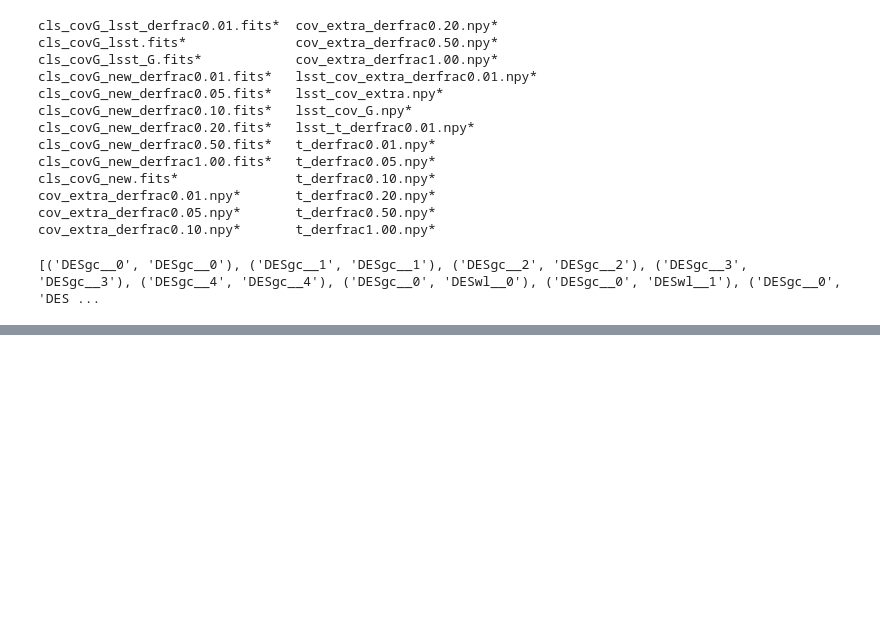
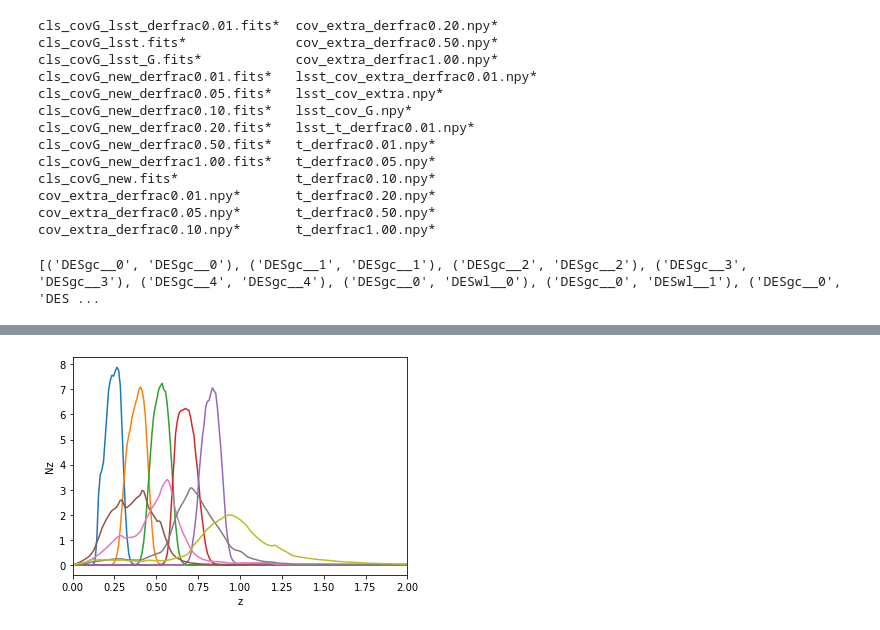
Before and after one commit to boryanah/simple_nz_marg, a Jupyter notebook: plot_sacc.ipynb, the cells around one changed output, grey strips where cells are left out. Cells and saved outputs as stored; diff of their text form; code cells hidden in the pictures; blank space fills up the shorter version.

```diff
--- a/plot_sacc.ipynb
+++ b/plot_sacc.ipynb
@@ -33,3 +83,16 @@ print(trcomb)
+# %%
+for trn in s.tracers.keys():
+    tr = s.tracers[trn]
+    plt.plot(tr.z, tr.nz)
+
+plt.xlabel('z')
+plt.ylabel('Nz')
+
+plt.xlim([0, 2])
+plt.show()
+plt.close()
+# %% [output]
+[figure, added]
 # %%
 # gc-gc
 f, ax = plt.subplots(1, 5, figsize=(16, 4), sharex=True, gridspec_kw={'wspace':0}, sharey=True)
```
Also changed, not shown: parts of 10 cells of this notebook.
